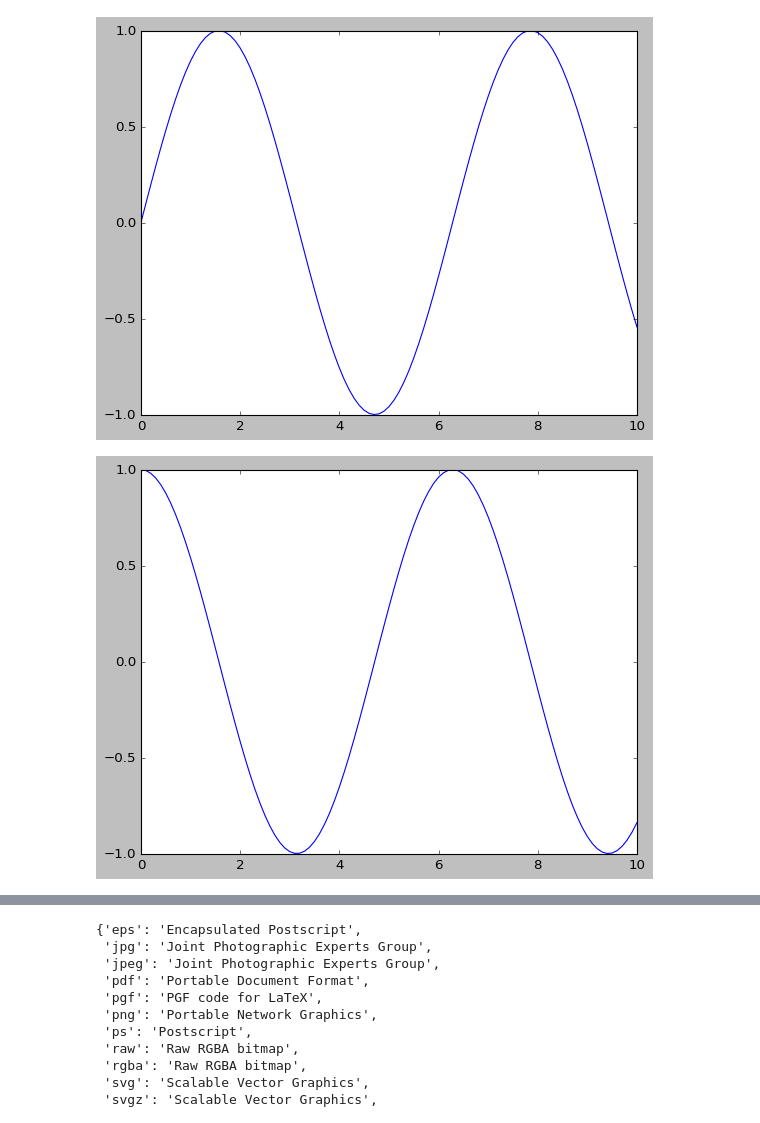
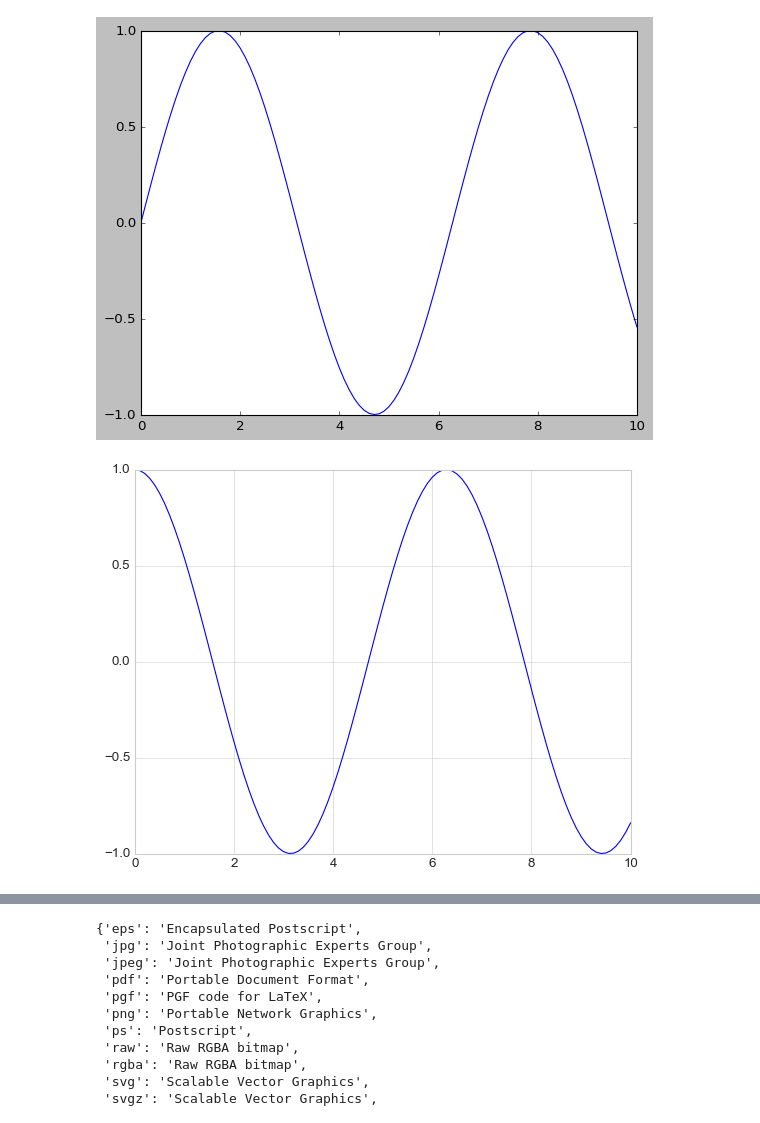
Before and after one commit to tak-jj/TIL, a Jupyter notebook: 2022-10-19/01.Matplotlib.ipynb, the cells around one changed output, grey strips where cells are left out. Saved outputs shown, nothing was run; the diff lists cells and outputs as text; code cells hidden in the pictures.

```diff
--- a/2022-10-19/01.Matplotlib.ipynb
+++ b/2022-10-19/01.Matplotlib.ipynb
@@ -27,10 +27,11 @@ plt.show()
 # %% [output]
 [figure]
 # %%
+plt.style.use('seaborn-whitegrid')
 plt.plot(x,np.cos(x))
 plt.show()
 # %% [output]
-[figure, old version]
+[figure, new version]
 # %%
 plt.plot(x,np.sin(x))
 plt.plot(x,np.cos(x)) #draw two graph in one
```
Also changed, not shown: parts of 15 cells of this notebook, 1 other file.
